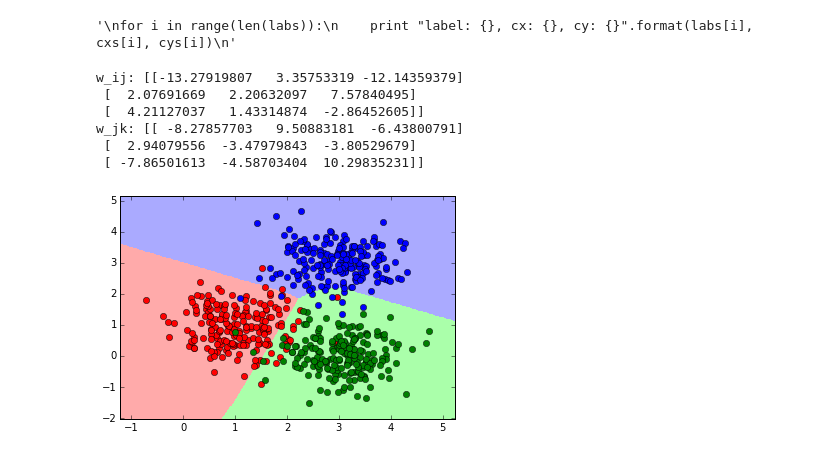
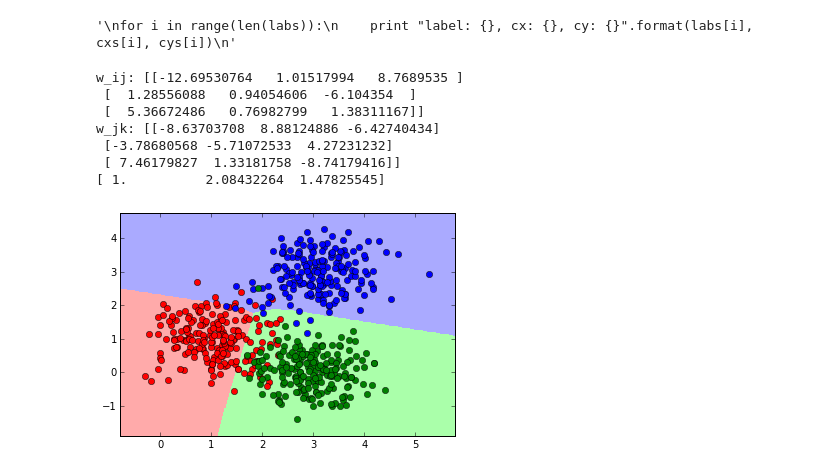
Before and after one commit to JaimeIvanCervantes/ProgrammingPuzzlesExamplesTests, a Jupyter notebook: FeedForwardBackPropagationNN.ipynb, the cells around one changed output. Cells and saved outputs as stored; diff of their text form; code cells hidden in the pictures.

```diff
--- a/FeedForwardBackPropagationNN.ipynb
+++ b/FeedForwardBackPropagationNN.ipynb
@@ -267,39 +267,42 @@ x_min, x_max = X[:, 1].min() - 0.5, X[:, 1].max() + 0.5
 y_min, y_max = X[:, 2].min() - 0.5, X[:, 2].max() + 0.5
 h = 0.02 # step size in the mesh
 xx, yy = np.meshgrid(np.arange(x_min, x_max, h), np.arange(y_min, y_max, h))
 X_mesh = np.c_[np.ones((xx.size, 1)), xx.ravel(), yy.ravel()]
 Z = np.zeros((xx.size, 1))
 
 # Compute the likelihood of each cell in the mesh
 # for i in range(0, xx.size):
 #     for j in range(len(y_j)):
 #         A=np.dot(w_t_ij[:,j], X_mesh[i, :])
 #         y_j[j]=1.0/(1.0+np.exp(-A))
 
 #     x_j=y_j
 #     for k in range(len(y_k)):
 #         A=np.dot(w_t_jk[:,k], x_j)
 #         y_k[k]=1.0/(1.0+np.exp(-A))
 
 #     Z[i] = np.argmax(y_k)
 
-NN = NeuralNetwork_FFBP(3,3,3, 0.3)
-NN.train(X,Y,200)
+NN = NeuralNetwork_FFBP(3,3,3, 0.4)
+NN.train(X,Y,100)
 Z = NN.predict(X_mesh)
+
+print X[0]
 
 # Plot it
 Z = Z.reshape(xx.shape)
 plt.figure()
 plt.pcolormesh(xx, yy, Z, cmap=cmap_light)
 plt.plot(X[0:N_c-1, 1], X[0:N_c-1, 2], 'ro', X[N_c:2*N_c-1, 1], X[N_c:2*N_c-1,
     2], 'bo', X[2*N_c:, 1], X[2*N_c:, 2], 'go')
 plt.axis([np.min(X[:, 1])-0.5, np.max(X[:, 1])+0.5, np.min(X[:, 2])-0.5, np.max(X[:, 2])+0.5])
 plt.show()
 # %% [output]
-w_ij: [[-13.27919807   3.35753319 -12.14359379]
- [  2.07691669   2.20632097   7.57840495]
- [  4.21127037   1.43314874  -2.86452605]]
-w_jk: [[ -8.27857703   9.50883181  -6.43800791]
- [  2.94079556  -3.47979843  -3.80529679]
- [ -7.86501613  -4.58703404  10.29835231]]
+w_ij: [[-12.69530764   1.01517994   8.7689535 ]
+ [  1.28556088   0.94054606  -6.104354  ]
+ [  5.36672486   0.76982799   1.38311167]]
+w_jk: [[-8.63703708  8.88124886 -6.42740434]
+ [-3.78680568 -5.71072533  4.27231232]
+ [ 7.46179827  1.33181758 -8.74179416]]
+[ 1.          2.08432264  1.47825545]
-[figure, old version]
+[figure, new version]
```
Also changed, not shown: parts of 2 cells of this notebook.
